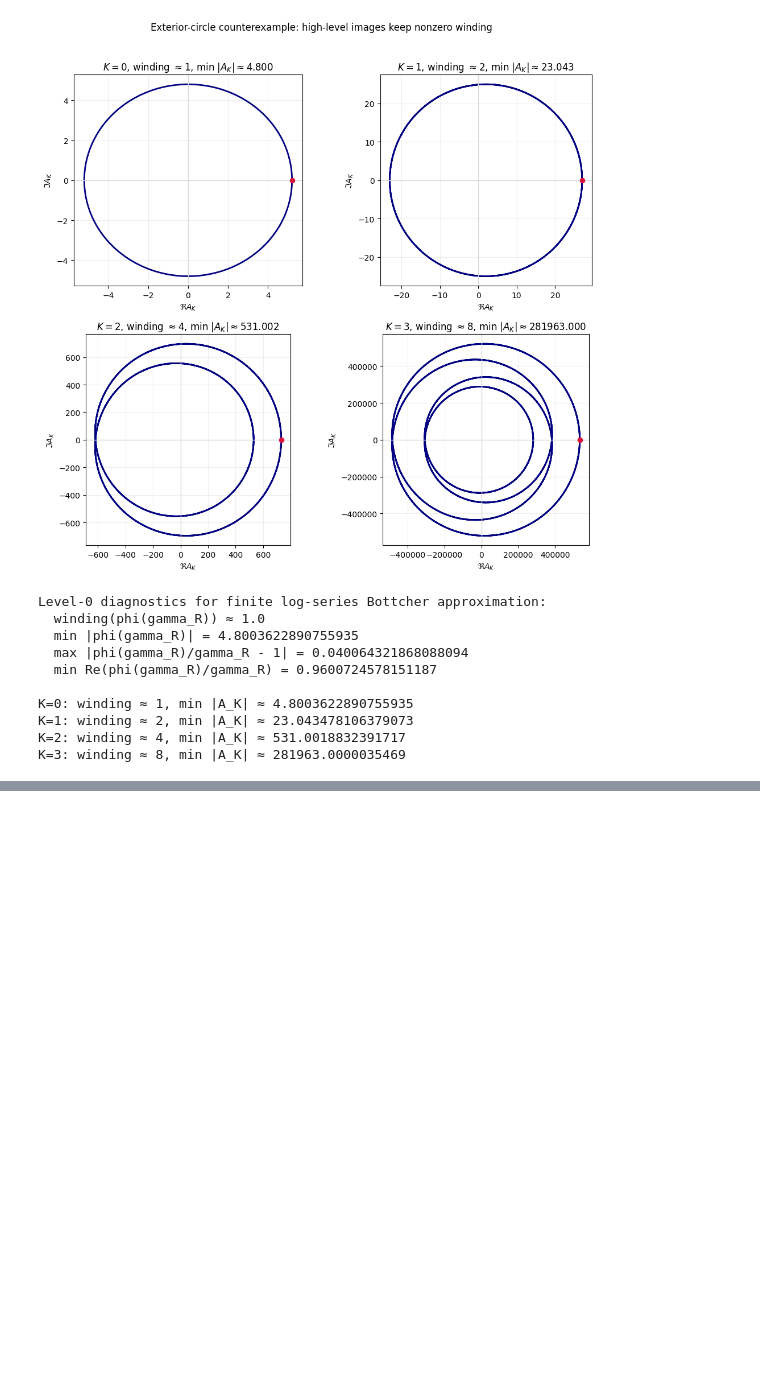
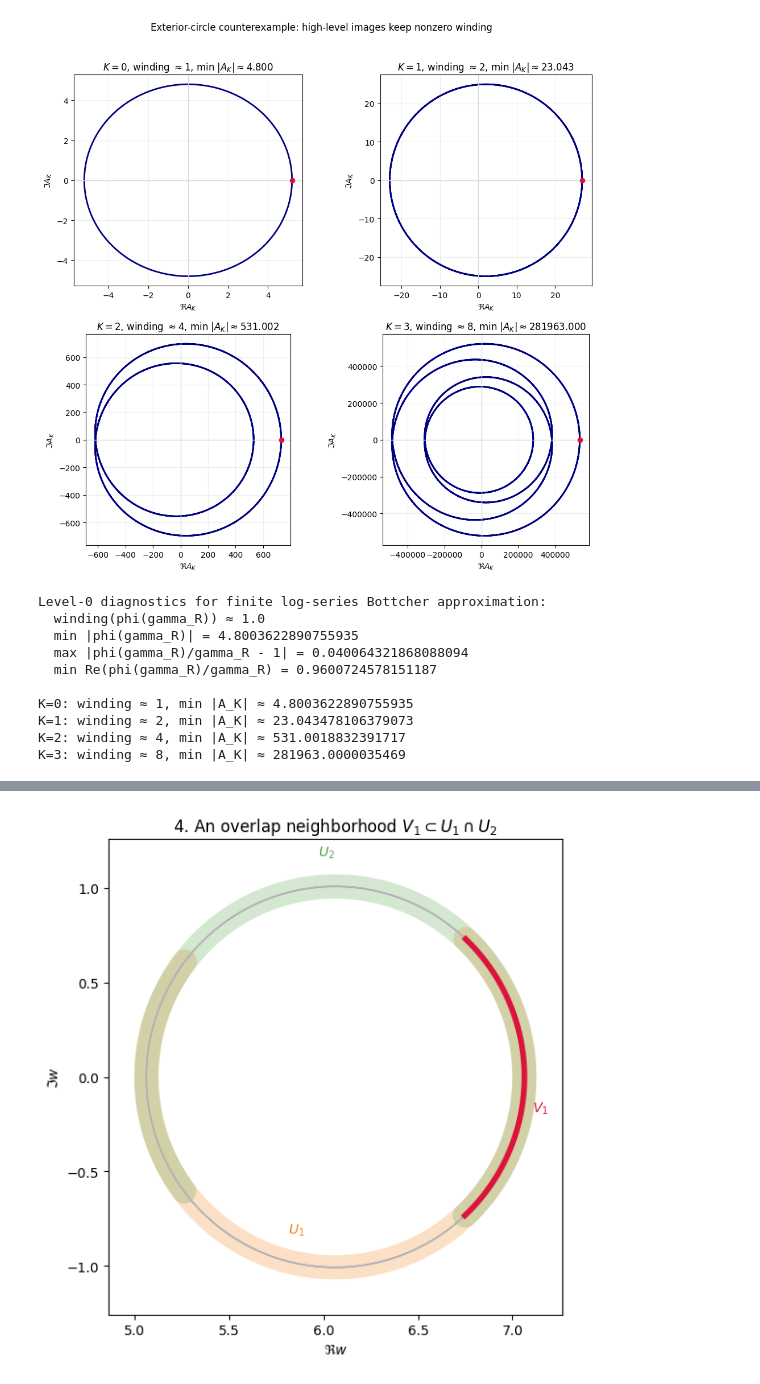
Before and after one commit to kirill-kondrashov/mlc, a Jupyter notebook: notebooks/frontier_plan08_step13_actual_high_escaping_charts.ipynb, the cells around one changed output, grey strips where cells are left out. Cells and saved outputs as stored; diff of their text form; code cells hidden in the pictures; blank space fills up the shorter version.

```diff
--- a/notebooks/frontier_plan08_step13_actual_high_escaping_charts.ipynb
+++ b/notebooks/frontier_plan08_step13_actual_high_escaping_charts.ipynb
@@ -167,0 +370,28 @@ So the frontier is no longer “prove one global logarithm for every high-escapi
+# %%
+k = 1
+fig, ax = plt.subplots(figsize=(7.3, 5.9))
+mask_left = interval_masks[k]
+mask_right = interval_masks[k + 1]
+mask_overlap = overlap_masks[k]
+
+ax.plot(w_curve[mask_left].real, w_curve[mask_left].imag, color=colors[k], lw=18, alpha=0.25, solid_capstyle='round')
+ax.plot(w_curve[mask_right].real, w_curve[mask_right].imag, color=colors[k + 1], lw=18, alpha=0.25, solid_capstyle='round')
+ax.plot(w_curve.real, w_curve.imag, color='0.7', lw=1.1)
+ax.plot(w_curve[mask_overlap].real, w_curve[mask_overlap].imag, color='crimson', lw=4.2)
+mid_left = w_curve[np.where(mask_left)[0][len(np.where(mask_left)[0]) // 2]]
+mid_right = w_curve[np.where(mask_right)[0][len(np.where(mask_right)[0]) // 2]]
+mid_overlap = w_curve[np.where(mask_overlap)[0][len(np.where(mask_overlap)[0]) // 2]]
+ax.text(mid_left.real - 0.12, mid_left.imag + 0.17, r'$U_1$', color=colors[k], fontsize=10)
+ax.text(mid_right.real + 0.03, mid_right.imag + 0.17, r'$U_2$', color=colors[k + 1], fontsize=10)
+ax.text(mid_overlap.real + 0.04, mid_overlap.imag - 0.18, r'$V_1$', color='crimson', fontsize=10)
+ax.axvline(0, color='0.8', lw=0.8, ls='--')
+ax.set_xlim(w_curve.real.min() - 0.2, w_curve.real.max() + 0.2)
+ax.set_ylim(w_curve.imag.min() - 0.25, w_curve.imag.max() + 0.25)
+ax.set_aspect('equal', adjustable='box')
+ax.set_title(r'4. An overlap neighborhood $V_1 \subset U_1 \cap U_2$')
+ax.set_xlabel(r'$\Re w$')
+ax.set_ylabel(r'$\Im w$')
+plt.tight_layout()
+plt.show()
+# %% [output]
+[figure, added]
```
Also changed, not shown: parts of 24 cells of this notebook, 2 other files.
